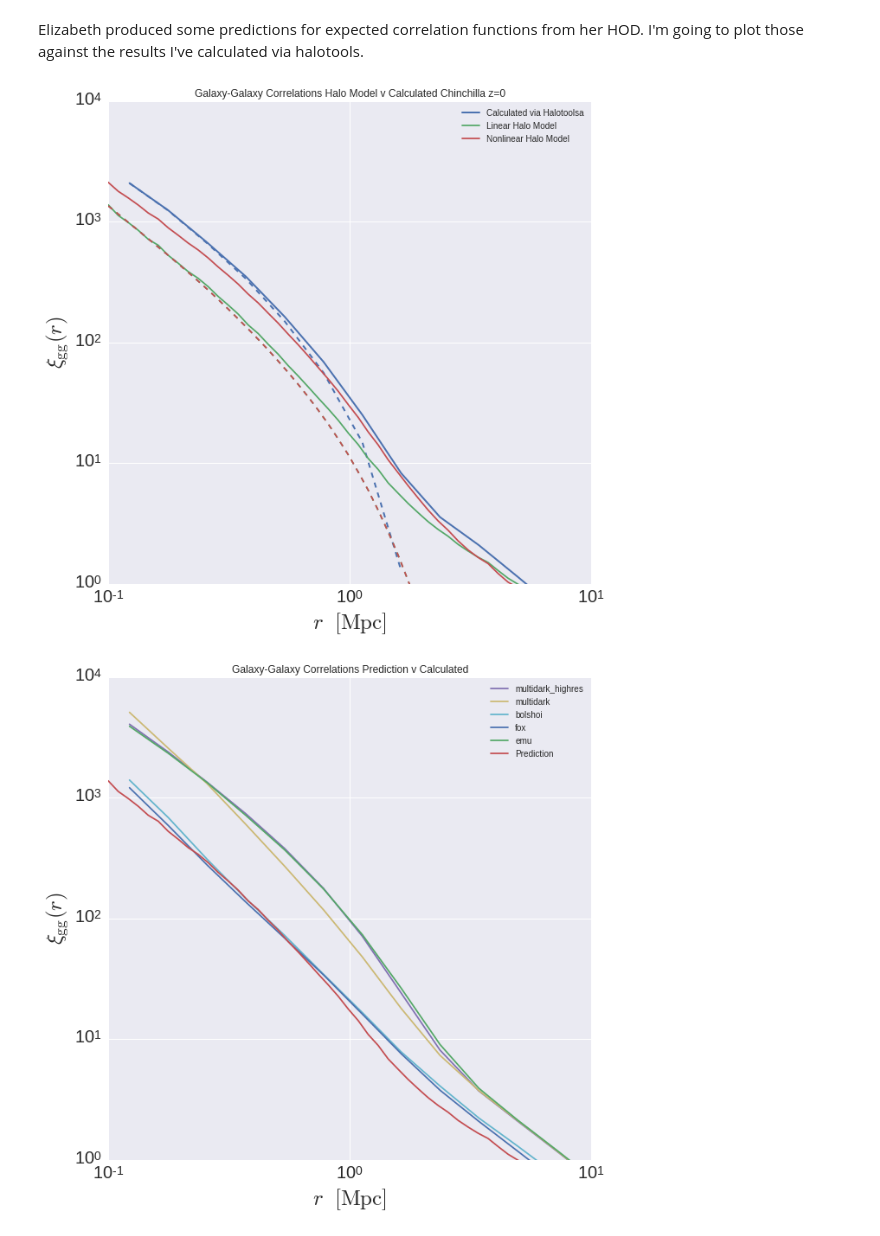
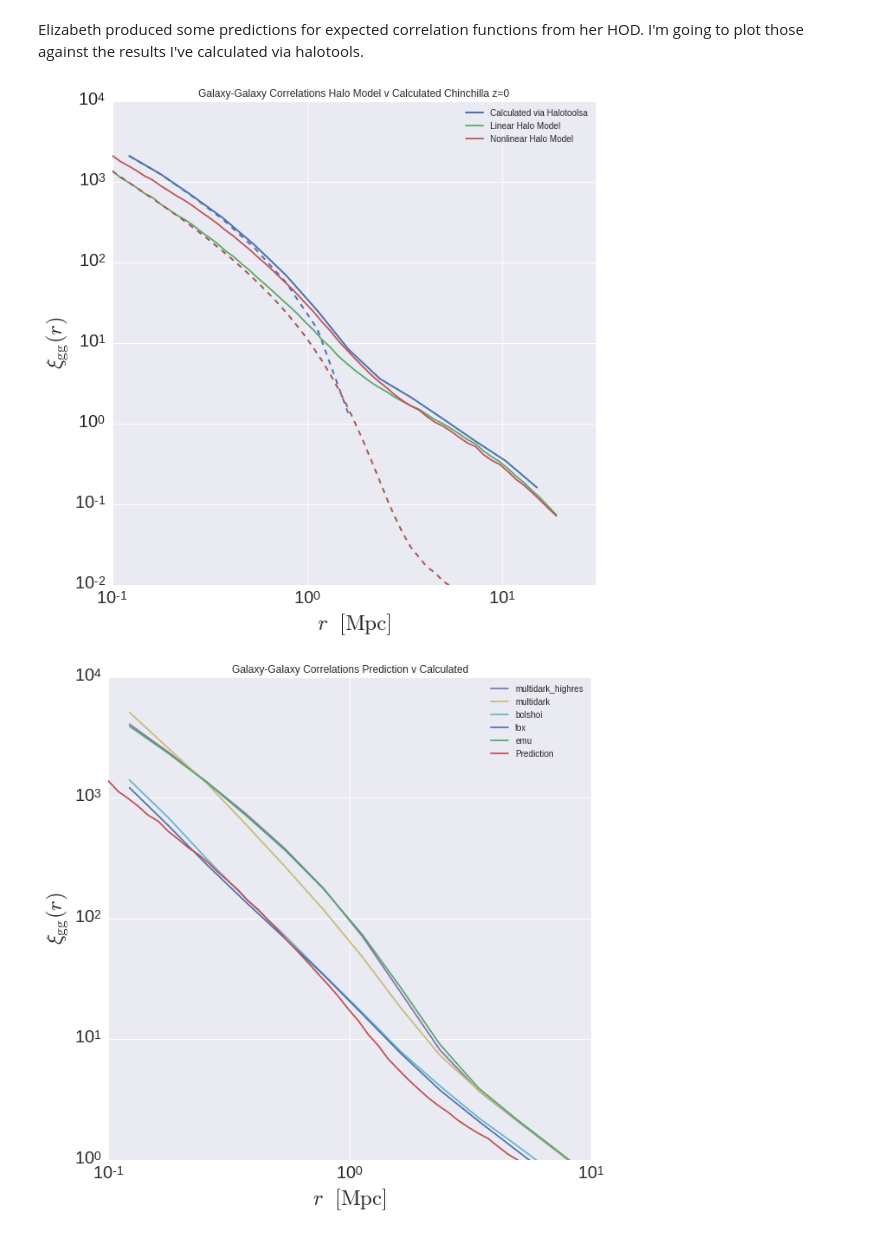
Before and after one commit to mclaughlin6464/HODEmulator, a Jupyter notebook: predictionsVCalculated.ipynb, the cells around one changed output. Cells and saved outputs as stored; diff of their text form; code cells hidden in the pictures.

```diff
--- a/predictionsVCalculated.ipynb
+++ b/predictionsVCalculated.ipynb
@@ -15,6 +15,7 @@ datafile = '/u/ki/swmclau2/Git/HODEmulator/data/xi_gg_z0.0'
 prediction = np.loadtxt(datafile) #r, xi_gg, xi_gg_1h
 outputdir = '/u/ki/swmclau2/des/HODOutput/'
 datadir = outputdir+'chinchilla_tests_300p/'
+predictions = {}
 predictions['default'] = np.loadtxt(datadir+'halo_model_default.txt')
 # %%
 a = 1.0
@@ -46,36 +47,36 @@ for boxsize, npart in boxsize_npart:
 # %%
 fig = plt.figure(figsize = (10,10))
 version_names = ['Lb250-2560']
 for vn, color in zip(version_names, colors):
 #for sim, color in zip(simnames, colors):
     rz = 1.0/a -1
     #MPC/h v MPC issue?
     plt.plot(rbin_centers, ch_data[vn][0], lw = 2,
              label='Calculated via Halotoolsa', color=color)
              #label = sim, color = color)
     plt.plot(rbin_centers, ch_data[vn][1], ls = '--', lw = 2, color = color)
     #plt.plot(rbin_centers, data[vn][2], ls = '-.', color = color)
 
 c = next(colors)
 plt.plot(prediction[:, 0], prediction[:, 1],  label = 'Linear Halo Model', color = c)
 plt.plot(prediction[:, 0], prediction[:, 2], ls = '--', color = c)
 c = next(colors)
 plt.plot(predictions['default'][:, 0], predictions['default'][:, 1],  label = 'Nonlinear Halo Model', color = c)
 plt.plot(predictions['default'][:, 0], predictions['default'][:, 2], ls = '--', color = c)
 
 plt.title('Galaxy-Galaxy Correlations Halo Model v Calculated Chinchilla z=0')
-plt.xlim(xmin = 0.1, xmax = 10)
-plt.ylim(ymin = 1, ymax = 1e4)
+plt.xlim(xmin = 0.1, xmax = 30)
+plt.ylim(ymin = 1e-2, ymax = 1e4)
 plt.loglog()
 plt.xticks(fontsize=20)
 plt.yticks(fontsize=20)
 plt.xlabel(r'$r $  $\rm{[Mpc]}$', fontsize=25)
 plt.ylabel(r'$\xi_{\rm gg}(r)$', fontsize=25)
 plt.legend(loc='best', fontsize=10)
 
 plt.show()
 # %% [output]
-[figure, old version]
+[figure, new version]
 # %%
 outputdir = '/u/ki/swmclau2/des/HODOutput/'
 #simnames = ['fox']
```
Also changed, not shown: parts of 6 cells of this notebook, 1 other file.
